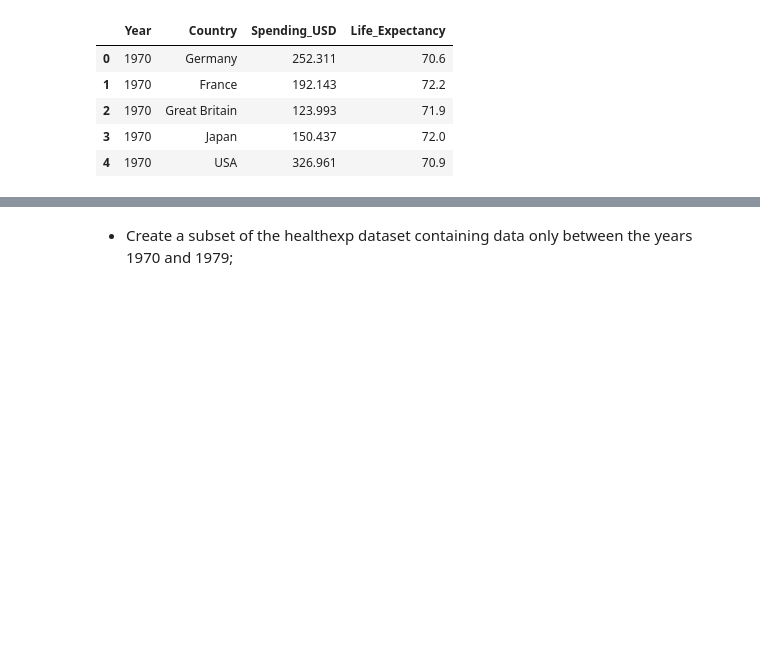
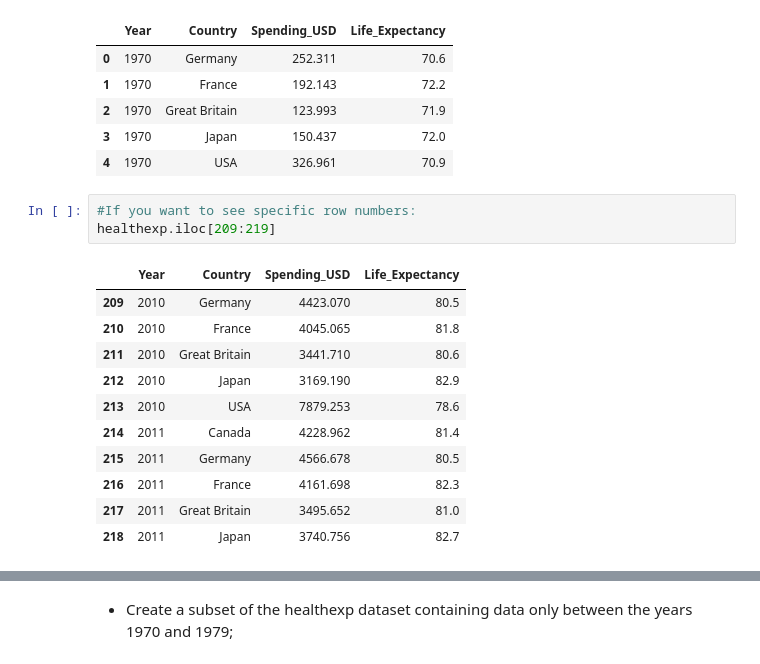
Before and after one commit to lina-usc/scinbre-python-2025, a Jupyter notebook: Day5_matplotlib_seaborn/day5_with_answers.ipynb, the cells around one changed output, grey strips where cells are left out. Cells and saved outputs as stored; diff of their text form; blank space fills up the shorter version.

```diff
--- a/Day5_matplotlib_seaborn/day5_with_answers.ipynb
+++ b/Day5_matplotlib_seaborn/day5_with_answers.ipynb
@@ -33,3 +38,18 @@ healthexp.head(5)
 | 2 | 1970 | Great Britain | 123.993 | 71.9 |
 | 3 | 1970 | Japan | 150.437 | 72.0 |
 | 4 | 1970 | USA | 326.961 | 70.9 |
+# %%
+#If you want to see specific row numbers:
+healthexp.iloc[209:219]
+# %% [output]
+|  | Year | Country | Spending_USD | Life_Expectancy |
+| 209 | 2010 | Germany | 4423.070 | 80.5 |
+| 210 | 2010 | France | 4045.065 | 81.8 |
+| 211 | 2010 | Great Britain | 3441.710 | 80.6 |
+| 212 | 2010 | Japan | 3169.190 | 82.9 |
+| 213 | 2010 | USA | 7879.253 | 78.6 |
+| 214 | 2011 | Canada | 4228.962 | 81.4 |
+| 215 | 2011 | Germany | 4566.678 | 80.5 |
+| 216 | 2011 | France | 4161.698 | 82.3 |
+| 217 | 2011 | Great Britain | 3495.652 | 81.0 |
+| 218 | 2011 | Japan | 3740.756 | 82.7 |
```
Also changed, not shown: parts of 20 cells of this notebook.
